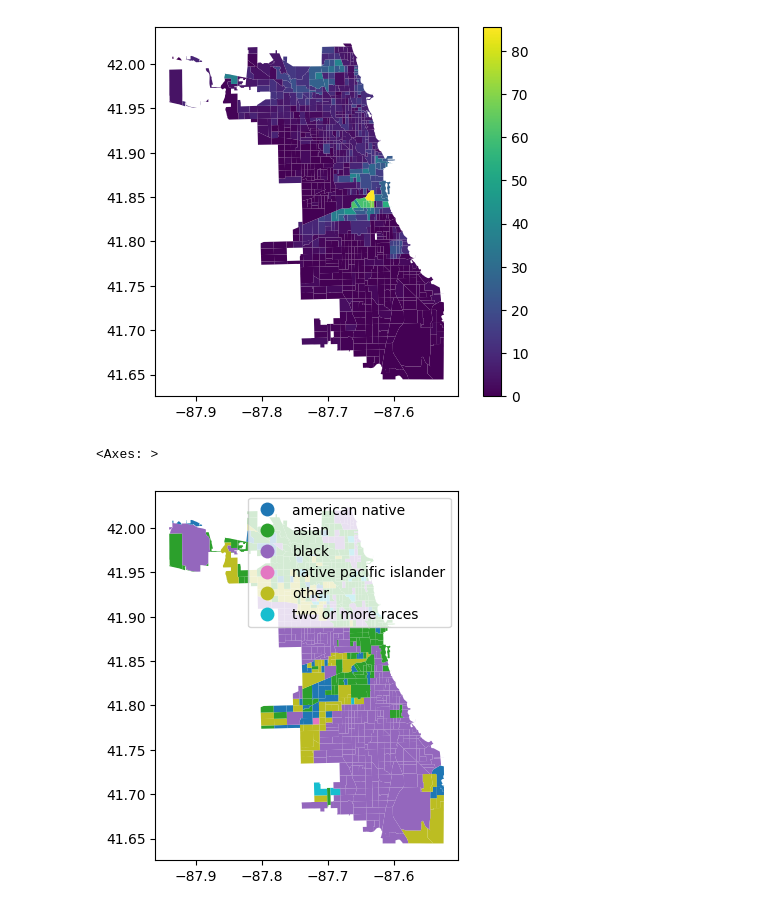
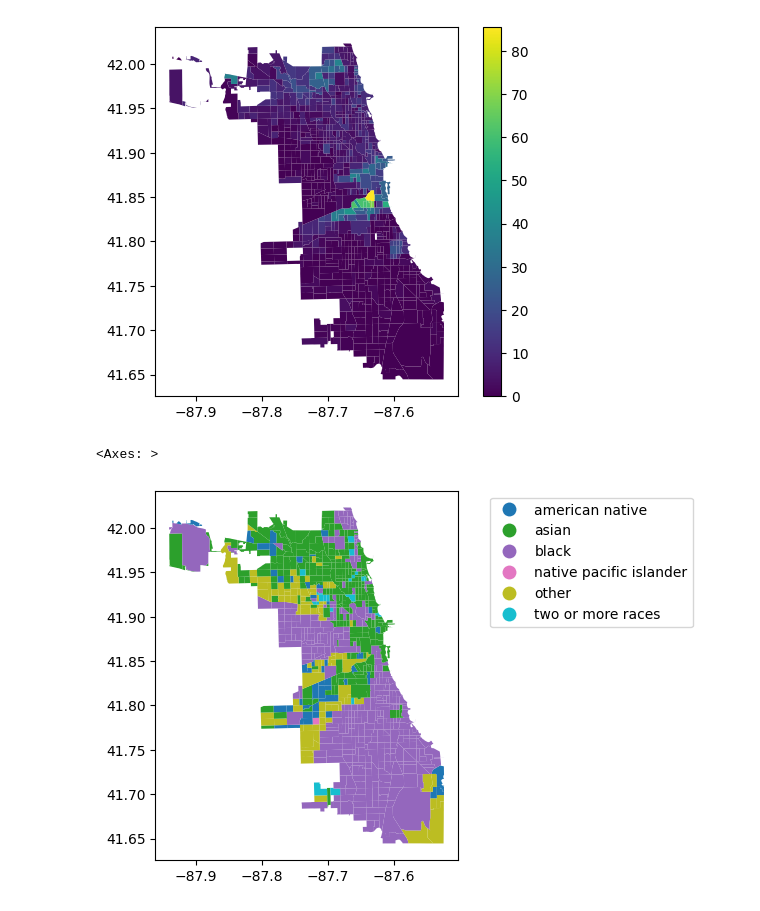
Before and after one commit to uchicago-dsi/cpl_project, a Jupyter notebook: can-summer-2023/rajvi_things/census data analysis/censusRaceAnalytics.ipynb, the cells around one changed output. Drawn from its saved outputs; the diff is of its cells as text; code cells hidden in the pictures.

Commit message:
legend moved

```diff
--- a/can-summer-2023/rajvi_things/census data analysis/censusRaceAnalytics.ipynb
+++ b/can-summer-2023/rajvi_things/census data analysis/censusRaceAnalytics.ipynb
@@ -97,15 +97,12 @@ populousRace['most populous race']= mostPopulousRace
 # %%
 populousRace = gpd.GeoDataFrame(
     populousRace.loc[:, [c for c in populousRace.columns if c != "geometry"]],
     geometry=gpd.GeoSeries.from_wkt(populousRace["geometry"]),
     crs="epsg:4326",
     )
 
 plt.show()
-populousRace.plot("most populous race", legend = True)
-#ax = plt.subplots()
-#leg = ax.get_legend()
-#leg.set_bbox_to_anchor((0., 0., 0.2, 0.2))
+populousRace.plot("most populous race", legend = True, legend_kwds={'bbox_to_anchor': (1.8, 1)})
 # %% [output]
 <Axes: >
-[figure, old version]
+[figure, new version]
```
Also changed, not shown: 1 other file.
